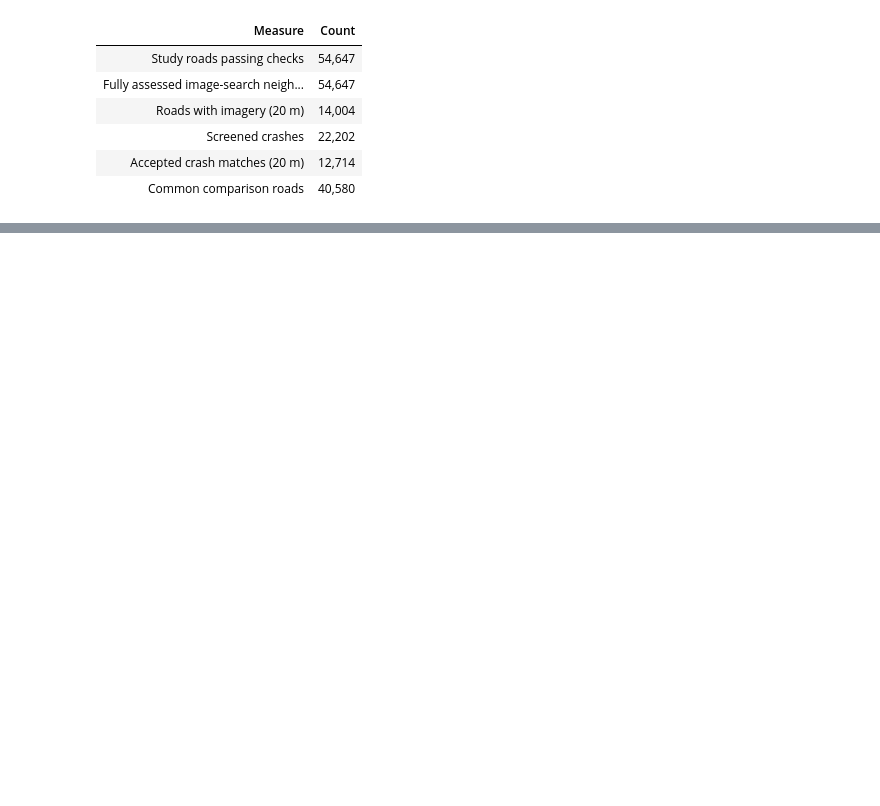
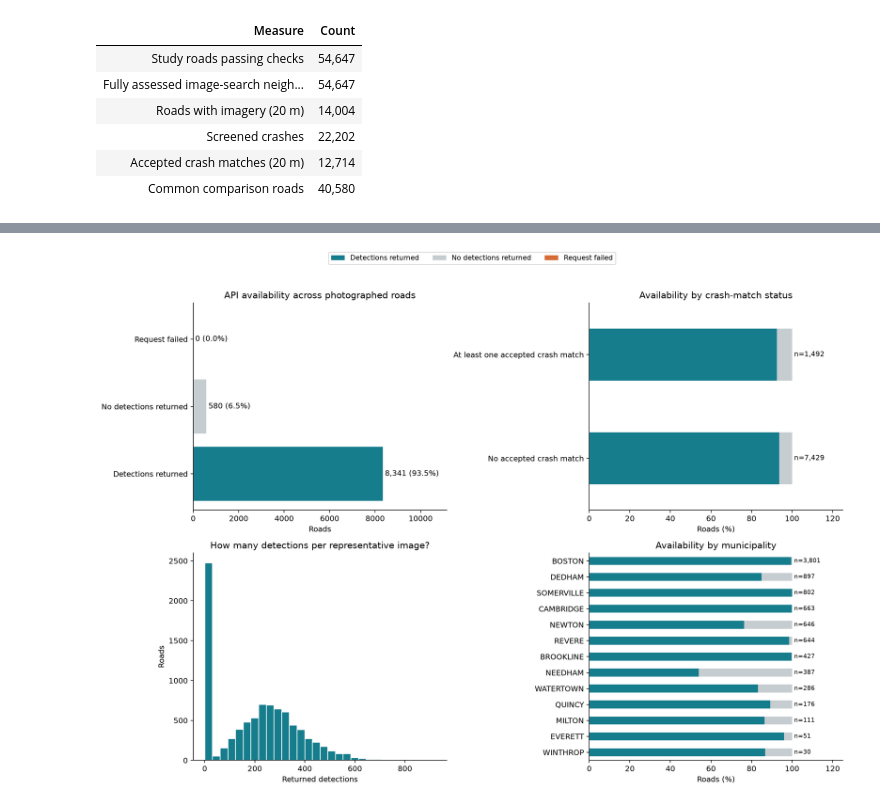
Before and after one commit to RexHsu09/cs506-final-project, a Jupyter notebook: 02_imagery_crash_matching.ipynb, the cells around one changed output, grey strips where cells are left out. Cells and saved outputs as stored; diff of their text form; code cells hidden in the pictures; blank space fills up the shorter version.

Commit message:
Update EDA report with imagery coverage and Mapillary detection results

```diff
--- a/02_imagery_crash_matching.ipynb
+++ b/02_imagery_crash_matching.ipynb
@@ -492,0 +676,91 @@ summary.to_json(CACHE / "analysis_summary.json", orient="records", indent=2)
+# %%
+api_audit["outcome"] = np.select(
+    [api_audit.status.ne("ok"), api_audit.detections.gt(0)],
+    ["Request failed", "Detections returned"], default="No detections returned")
+outcomes = ["Detections returned", "No detections returned", "Request failed"]
+outcome_colors = [TEAL, GRAY, ORANGE]
+fig, axes = plt.subplots(2, 2, figsize=(14, 10))
+counts = api_audit.outcome.value_counts().reindex(outcomes, fill_value=0)
+axes[0, 0].barh(outcomes, counts, color=outcome_colors)
+for i, value in enumerate(counts):
+    axes[0, 0].text(value + len(api_audit)*0.01, i, f"{value:,} ({value/len(api_audit):.1%})", va="center")
+axes[0, 0].set(xlim=(0, len(api_audit)*1.25), title="API availability across photographed roads", xlabel="Roads")
+
+by_crash = pd.crosstab(api_audit.has_accepted_crash, api_audit.outcome).reindex(
+    index=[False, True], columns=outcomes, fill_value=0)
+by_crash.index = ["No accepted crash match", "At least one accepted crash match"]
+by_crash.div(by_crash.sum(axis=1).replace(0, np.nan), axis=0).mul(100).plot.barh(
+    stacked=True, color=outcome_colors, ax=axes[0, 1], legend=False)
+for i, total in enumerate(by_crash.sum(axis=1)):
+    axes[0, 1].text(101, i, f"n={total:,}", va="center", fontsize=9)
+axes[0, 1].set(xlim=(0, 125), title="Availability by crash-match status", xlabel="Roads (%)", ylabel="")
+from matplotlib.patches import Patch
+fig.legend(handles=[Patch(facecolor=c, label=l) for c, l in zip(outcome_colors, outcomes)],
+           loc="upper center", ncol=3, fontsize=9)
+
+successful = api_audit.loc[api_audit.status.eq("ok")].copy()
+axes[1, 0].hist(successful.detections, bins=30, color=TEAL, edgecolor="white")
+axes[1, 0].set(title="How many detections per representative image?", xlabel="Returned detections", ylabel="Roads")
+by_town = pd.crosstab(api_audit.municipality, api_audit.outcome).reindex(columns=outcomes, fill_value=0)
+by_town = by_town.loc[by_town.sum(axis=1).sort_values().index]
+by_town.div(by_town.sum(axis=1), axis=0).mul(100).plot.barh(
+    stacked=True, color=outcome_colors, ax=axes[1, 1], legend=False)
+for i, total in enumerate(by_town.sum(axis=1)):
+    axes[1, 1].text(101, i, f"n={total:,}", va="center", fontsize=8)
+axes[1, 1].set(xlim=(0, 125), title="Availability by municipality", xlabel="Roads (%)", ylabel="")
+fig.tight_layout(rect=[0, 0, 1, 0.94])
+save_figure(fig, "02_mapillary_api_overview")
+
+feature_counts = features.groupby("feature").segment_id.nunique().sort_values(ascending=False)
+feature_summary = feature_counts.rename("roads").to_frame()
+feature_summary["share_of_successful_roads"] = feature_summary.roads / max(len(successful), 1)
+feature_summary.to_csv(CACHE / "mapillary_feature_coverage.csv")
+top = feature_summary.head(20).iloc[::-1]
+fig, ax = plt.subplots(figsize=(12, 8))
+ax.barh(top.index, top.share_of_successful_roads*100, color=TEAL)
+for i, (_, row) in enumerate(top.iterrows()):
+    ax.text(row.share_of_successful_roads*100+0.5, i, f"{row.share_of_successful_roads:.1%}", va="center", fontsize=8)
+ax.set(xlim=(0, 110), xlabel="Successfully queried roads with feature (%)",
+       title="20 most common Mapillary feature types")
+fig.tight_layout()
+save_figure(fig, "02_mapillary_top_features")
+
+# Feature prevalence within each group; unsuccessful API responses are excluded.
+from textwrap import fill
+feature_roads = features.merge(successful[["segment_id", "has_accepted_crash", "road_class"]],
+                               on="segment_id", validate="many_to_one")
+top_features = feature_counts.head(12).index
+fig, axes = plt.subplots(1, 2, figsize=(16, 7))
+for ax, group, title in [(axes[0], "has_accepted_crash", "By crash-match status"),
+                         (axes[1], "road_class", "By road class")]:
+    denominators = successful.groupby(group).size()
+    matrix = pd.crosstab(feature_roads.feature, feature_roads[group]).reindex(
+        index=top_features, columns=denominators.index, fill_value=0)
+    shares = matrix.div(denominators, axis=1)*100
+    labels = ([f"{'Crash match' if v else 'No crash match'}\n(n={denominators[v]:,})" for v in shares.columns]
+              if group == "has_accepted_crash" else
+              [fill(str(v), 24) + f" (n={denominators[v]:,})" for v in shares.columns])
+    im = ax.imshow(shares.to_numpy(), vmin=0, vmax=100, cmap="YlGnBu", aspect="auto")
+    ax.set_xticks(range(len(labels)), labels, rotation=65 if group == "road_class" else 0,
+                  ha="right" if group == "road_class" else "center", fontsize=8)
+    ax.set_yticks(range(len(top_features)), top_features, fontsize=8)
+    ax.set_title(title)
+    if group == "has_accepted_crash":
+        for i in range(len(shares)):
+            for j in range(len(shares.columns)):
+                value = shares.iloc[i, j]
+                ax.text(j, i, f"{value:.0f}%", ha="center", va="center",
+                        color="white" if value > 60 else "black", fontsize=9)
+    fig.colorbar(im, ax=ax, label="Successful roads with feature (%)", fraction=0.04)
+fig.tight_layout()
+save_figure(fig, "02_mapillary_feature_group_comparison")
+
+n_ok = len(successful)
+n_with = int(successful.detections.gt(0).sum())
+display(Markdown(f"**{len(api_audit):,} roads queried; {n_ok:,} successful, "
+                 f"{len(api_audit)-n_ok:,} failed. {n_with:,} roads returned detections "
+                 f"({n_with/len(api_audit):.1%} of queried roads). "
+                 f"{len(feature_summary):,} distinct feature types returned.** "
+                 "No detections is not proof of absence; coverage here uses one representative image per road."))
+# %% [output]
+[figure, added]
```
Also changed, not shown: parts of 9 cells of this notebook, 5 other files.
